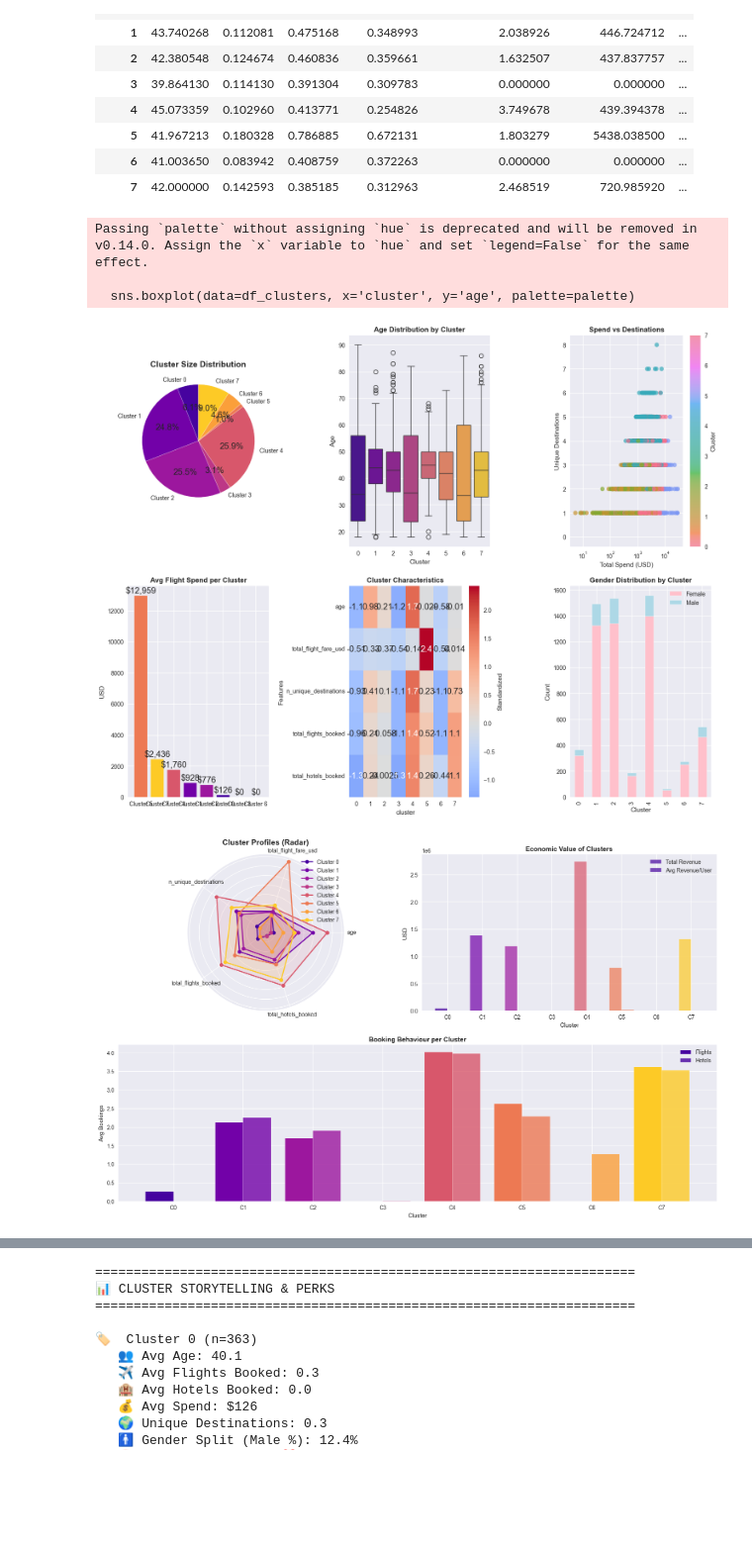
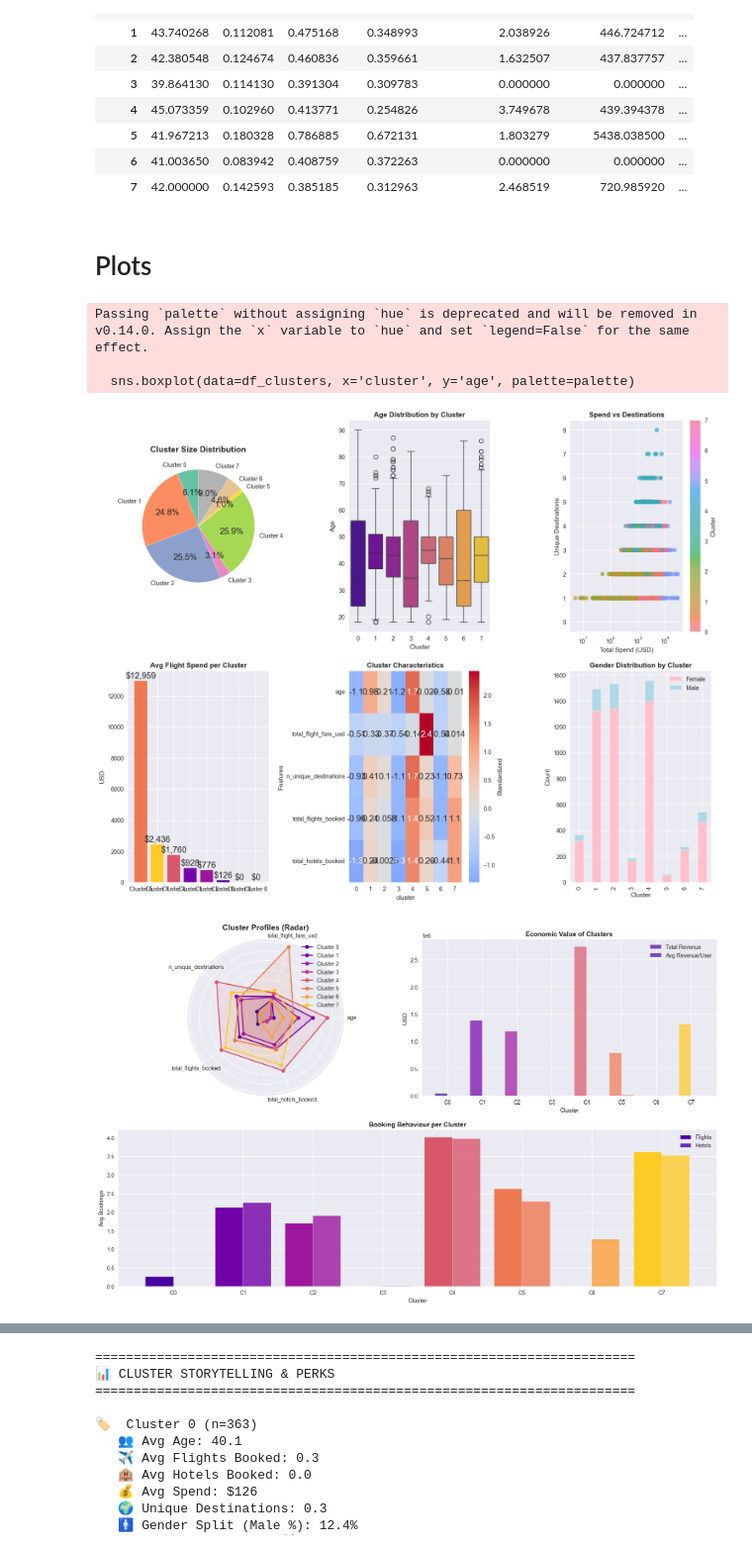
Before and after one commit to 42kiko/traveltide, a Jupyter notebook: notebooks/clustering.ipynb, the cells around one changed output, grey strips where cells are left out. Shown at 99% size. Drawn from its saved outputs; the diff is of its cells as text; code cells hidden in the pictures; blank space fills up the shorter version.

```diff
--- a/notebooks/clustering.ipynb
+++ b/notebooks/clustering.ipynb
@@ -13,3 +16,12 @@ from src.clustering import SegmentationPipeline
+# %%
+# Set plotting style
+sns.set_style("whitegrid")
+plt.rcParams['figure.figsize'] = (12, 6)
+cmap = plt.get_cmap('Set2')
+colors = plt.get_cmap('Set2').colors
+plt.rcParams['axes.prop_cycle'] = cycler(color=colors)
+
+plt.rcParams['axes.grid'] = False
 # %% [markdown]
 # Data
 # %%
@@ -160,6 +172,8 @@ cluster                                                                   ...
 | 5 | 41.967213 | 0.180328 | 0.786885 | 0.672131 | 1.803279 | 5438.038500 | ... |
 | 6 | 41.003650 | 0.083942 | 0.408759 | 0.372263 | 0.000000 | 0.000000 | ... |
 | 7 | 42.000000 | 0.142593 | 0.385185 | 0.312963 | 2.468519 | 720.985920 | ... |
+# %% [markdown]
+# Plots
 # %%
 # ------------------------------------------------
 # 1. Setup & Styling
@@ -183,7 +197,7 @@ cluster_sizes = df_clusters['cluster'].value_counts().sort_index()
 plt.pie(cluster_sizes.values,
         labels=[f'Cluster {i}' for i in cluster_sizes.index],
         autopct='%1.1f%%',
-        colors=palette,
+        colors=colors,
         startangle=90)
 plt.title('Cluster Size Distribution', fontsize=14, fontweight='bold')
 
@@ -324,34 +338,34 @@ plt.show()
 # 9. Storytelling & Recommendations
 # ------------------------------------------------
 def get_cluster_recommendation(cluster):
     recs = {
         0: "Comfort packages, bundle flight+hotel",
         1: "Budget options, special discounts",
         2: "Frequent flyer program, free checked bag",
         3: "Hotel perks like free meals or spa access",
         4: "Business perks: flexible cancellation, lounge access",
         5: "Luxury services, premium concierge",
         6: "Light travelers: welcome discount",
         7: "Family bundles (hotel + flights)"
     }
     return recs.get(cluster, "Further analysis needed")
 
 print("="*60)
 print("📊 CLUSTER STORYTELLING")
 print("="*60)
 for cluster in sorted(df_clusters['cluster'].unique()):
     cdata = df_clusters[df_clusters['cluster'] == cluster]
     print(f"\n🏷️  Cluster {cluster} (n={len(cdata):,})")
     print(f"   👥 Avg Age: {cdata['age'].mean():.1f}")
     print(f"   💰 Avg Spend: ${cdata['total_flight_fare_usd'].mean():,.0f}")
     print(f"   ✈️  Flights: {cdata['total_flights_booked'].mean():.1f}")
     print(f"   🏨 Hotels: {cdata['total_hotels_booked'].mean():.1f}")
     print(f"   🎯 Recommended Perk: {get_cluster_recommendation(cluster)}")
 # %% [output]
 Passing `palette` without assigning `hue` is deprecated and will be removed in v0.14.0. Assign the `x` variable to `hue` and set `legend=False` for the same effect.
 
   sns.boxplot(data=df_clusters, x='cluster', y='age', palette=palette)
-[figure, old version]
+[figure, new version]
 [figure]
 ============================================================
 📊 CLUSTER STORYTELLING
```
Also changed, not shown: parts of 12 cells of this notebook, 10 other files.
